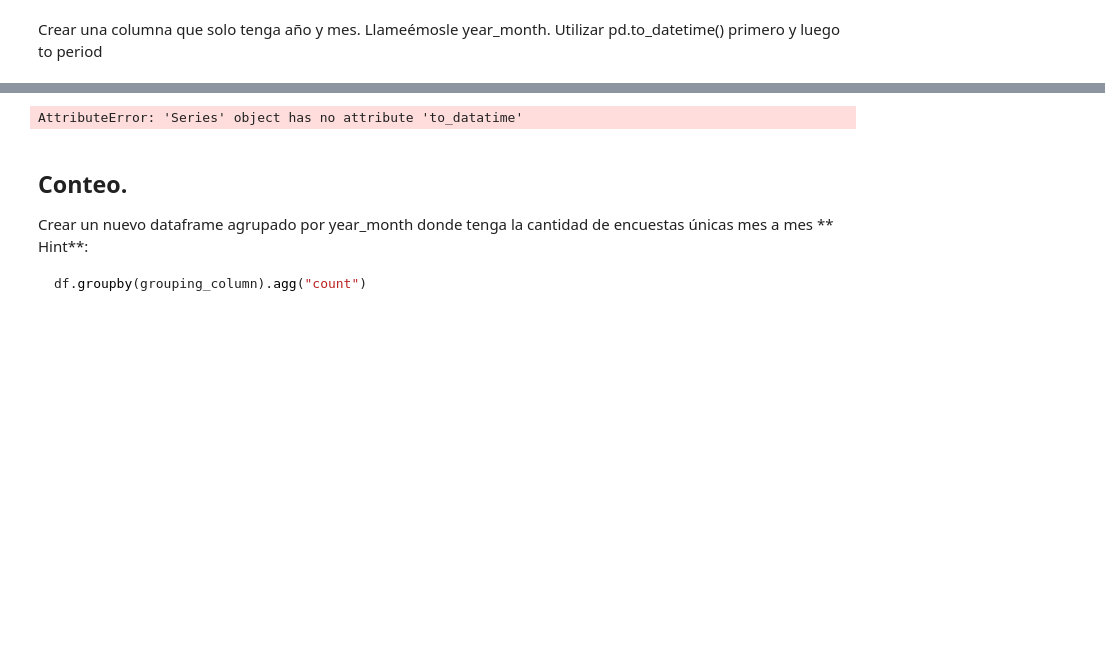
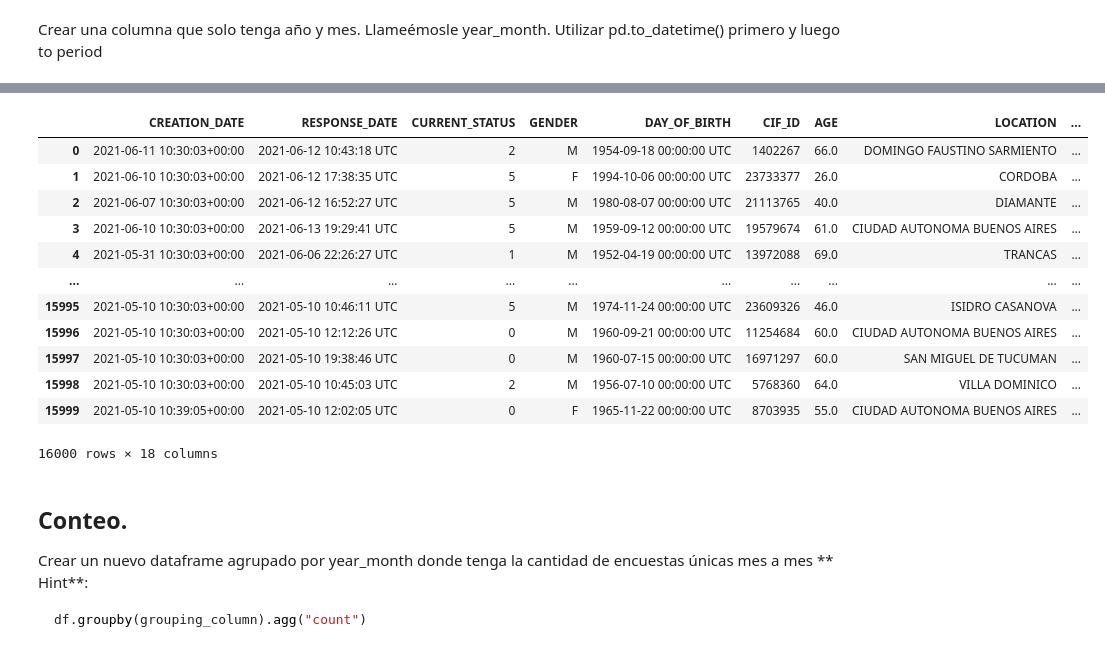
Before and after one commit to federicomoreno613/UCEMA, a Jupyter notebook: 05-viz/01_eda_nps_ejercicio.ipynb, the cells around one changed output, grey strips where cells are left out. Drawn from its saved outputs; the diff is of its cells as text; code cells hidden in the pictures; blank space fills up the shorter version.

```diff
--- a/05-viz/01_eda_nps_ejercicio.ipynb
+++ b/05-viz/01_eda_nps_ejercicio.ipynb
@@ -195,10 +194,22 @@ Name: CREATION_DATE, Length: 16000, dtype: datetime64[ns, UTC]
 # %%
-df ['year_month'] = df.CREATION_DATE.to_datatime.year
+df ['year_month'] = df.CREATION_DATE.dt.to_period('M')
-# %% [output]
-AttributeError: 'Series' object has no attribute 'to_datatime'
 # %%
 #armar el código para crear la columna año mes
-df["year_month"]
+df
+# %% [output]
+|  | CREATION_DATE | RESPONSE_DATE | CURRENT_STATUS | GENDER | DAY_OF_BIRTH | CIF_ID | AGE | LOCATION | ... |
+| 0 | 2021-06-11 10:30:03+00:00 | 2021-06-12 10:43:18 UTC | 2 | M | 1954-09-18 00:00:00 UTC | 1402267 | 66.0 | DOMINGO FAUSTINO SARMIENTO | ... |
+| 1 | 2021-06-10 10:30:03+00:00 | 2021-06-12 17:38:35 UTC | 5 | F | 1994-10-06 00:00:00 UTC | 23733377 | 26.0 | CORDOBA | ... |
+| 2 | 2021-06-07 10:30:03+00:00 | 2021-06-12 16:52:27 UTC | 5 | M | 1980-08-07 00:00:00 UTC | 21113765 | 40.0 | DIAMANTE | ... |
+| 3 | 2021-06-10 10:30:03+00:00 | 2021-06-13 19:29:41 UTC | 5 | M | 1959-09-12 00:00:00 UTC | 19579674 | 61.0 | CIUDAD AUTONOMA BUENOS AIRES | ... |
+| 4 | 2021-05-31 10:30:03+00:00 | 2021-06-06 22:26:27 UTC | 1 | M | 1952-04-19 00:00:00 UTC | 13972088 | 69.0 | TRANCAS | ... |
+| ... | ... | ... | ... | ... | ... | ... | ... | ... | ... |
+| 15995 | 2021-05-10 10:30:03+00:00 | 2021-05-10 10:46:11 UTC | 5 | M | 1974-11-24 00:00:00 UTC | 23609326 | 46.0 | ISIDRO CASANOVA | ... |
+| 15996 | 2021-05-10 10:30:03+00:00 | 2021-05-10 12:12:26 UTC | 0 | M | 1960-09-21 00:00:00 UTC | 11254684 | 60.0 | CIUDAD AUTONOMA BUENOS AIRES | ... |
+| 15997 | 2021-05-10 10:30:03+00:00 | 2021-05-10 19:38:46 UTC | 0 | M | 1960-07-15 00:00:00 UTC | 16971297 | 60.0 | SAN MIGUEL DE TUCUMAN | ... |
+| 15998 | 2021-05-10 10:30:03+00:00 | 2021-05-10 10:45:03 UTC | 2 | M | 1956-07-10 00:00:00 UTC | 5768360 | 64.0 | VILLA DOMINICO | ... |
+| 15999 | 2021-05-10 10:39:05+00:00 | 2021-05-10 12:02:05 UTC | 0 | F | 1965-11-22 00:00:00 UTC | 8703935 | 55.0 | CIUDAD AUTONOMA BUENOS AIRES | ... |
+16000 rows × 18 columns
 # %% [markdown]
 ## Conteo.
 Crear un nuevo dataframe agrupado por year_month donde tenga la cantidad de encuestas únicas mes a mes
```
Also changed, not shown: parts of 2 cells of this notebook.
